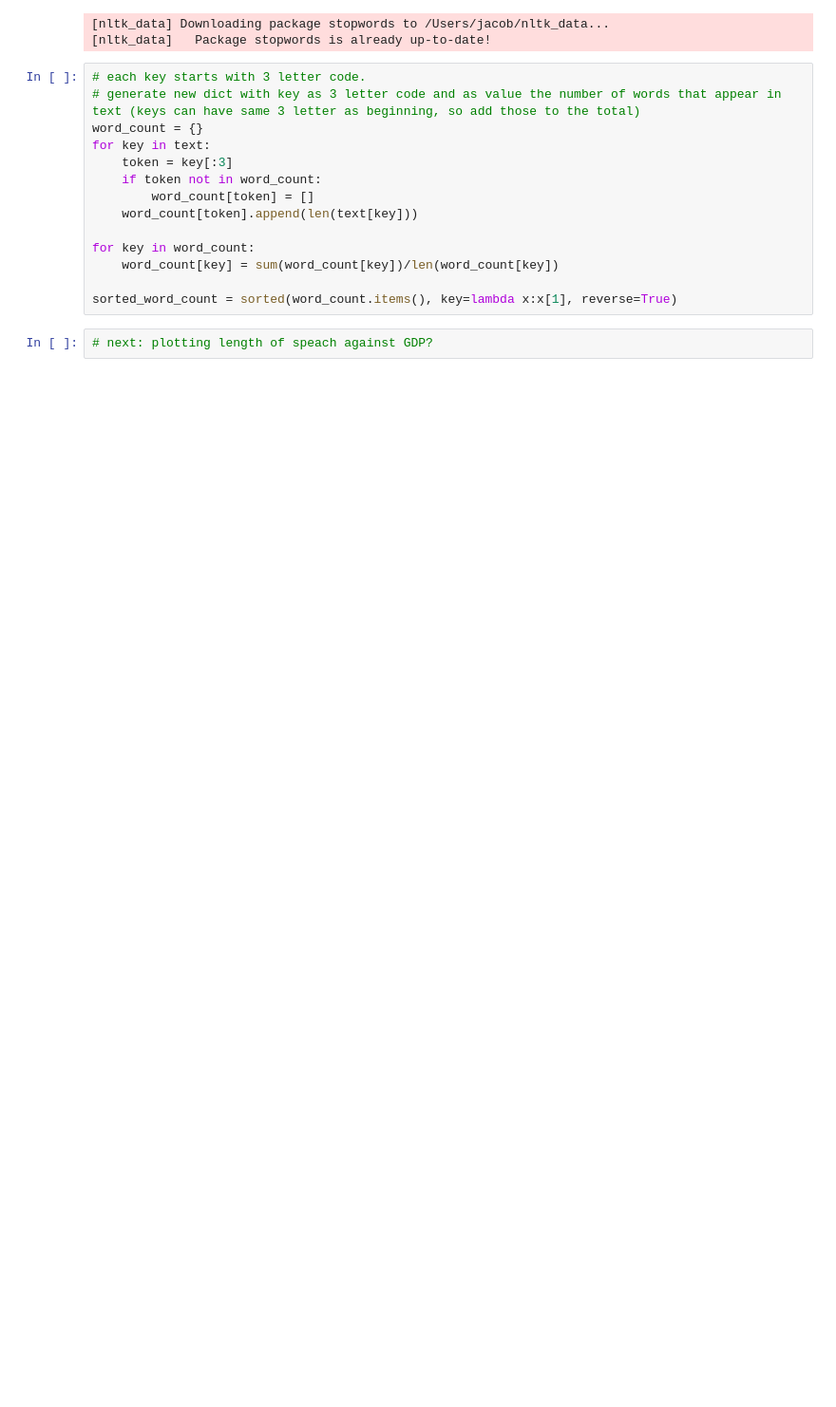
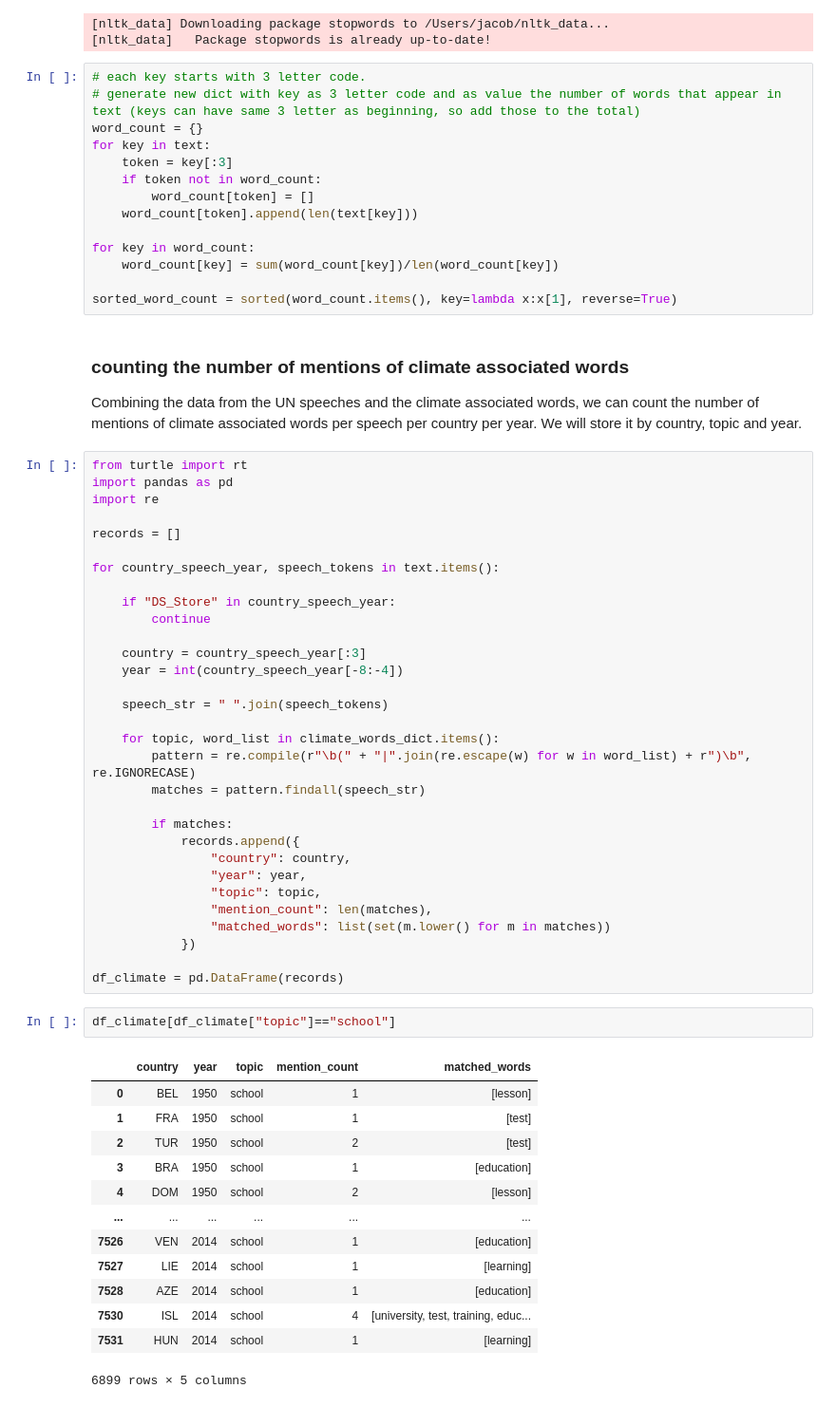
Before and after one commit to jacobgroot/FDS, a Jupyter notebook: analysis.ipynb, the cells around one changed output. Shown at 95% size. Cells and saved outputs as stored; diff of their text form; blank space fills up the shorter version.

```diff
--- a/analysis.ipynb
+++ b/analysis.ipynb
@@ -93,5 +180,53 @@ for key in word_count:
     word_count[key] = sum(word_count[key])/len(word_count[key])
 
 sorted_word_count = sorted(word_count.items(), key=lambda x:x[1], reverse=True)
-# %%
-# next: plotting length of speach against GDP?
+# %% [markdown]
+### counting the number of mentions of climate associated words
+Combining the data from the UN speeches and the climate associated words, we can count the number of mentions of climate associated words per speech per country per year. We will store it by country, topic and year.
+# %%
+from turtle import rt
+import pandas as pd
+import re
+
+records = []
+
+for country_speech_year, speech_tokens in text.items():
+
+    if "DS_Store" in country_speech_year:
+        continue
+
+    country = country_speech_year[:3]
+    year = int(country_speech_year[-8:-4])
+
+    speech_str = " ".join(speech_tokens)
+
+    for topic, word_list in climate_words_dict.items():
+        pattern = re.compile(r"\b(" + "|".join(re.escape(w) for w in word_list) + r")\b", re.IGNORECASE)
+        matches = pattern.findall(speech_str)
+
+        if matches:
+            records.append({
+                "country": country,
+                "year": year,
+                "topic": topic,
+                "mention_count": len(matches),
+                "matched_words": list(set(m.lower() for m in matches))
+            })
+
+df_climate = pd.DataFrame(records)
+# %%
+df_climate[df_climate["topic"]=="school"]
+# %% [output]
+|  | country | year | topic | mention_count | matched_words |
+| 0 | BEL | 1950 | school | 1 | [lesson] |
+| 1 | FRA | 1950 | school | 1 | [test] |
+| 2 | TUR | 1950 | school | 2 | [test] |
+| 3 | BRA | 1950 | school | 1 | [education] |
+| 4 | DOM | 1950 | school | 2 | [lesson] |
+| ... | ... | ... | ... | ... | ... |
+| 7526 | VEN | 2014 | school | 1 | [education] |
+| 7527 | LIE | 2014 | school | 1 | [learning] |
+| 7528 | AZE | 2014 | school | 1 | [education] |
+| 7530 | ISL | 2014 | school | 4 | [university, test, training, educ... |
+| 7531 | HUN | 2014 | school | 1 | [learning] |
+6899 rows × 5 columns
```
Also changed, not shown: parts of 9 cells of this notebook, 6 other files.
